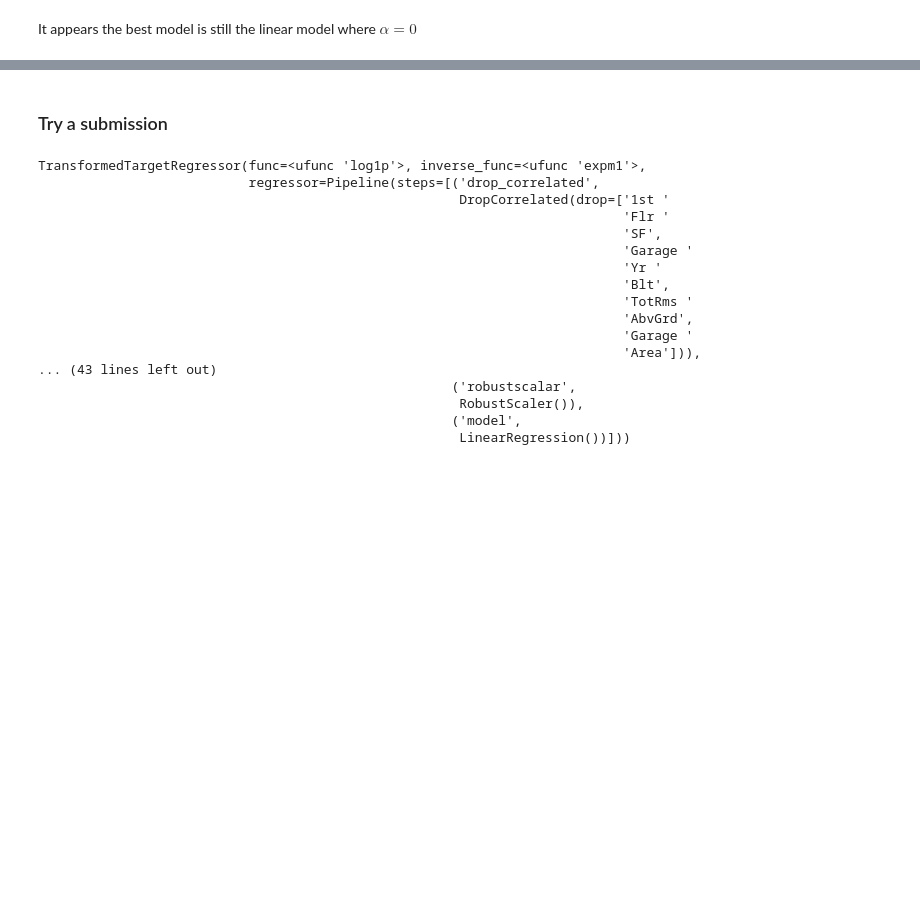
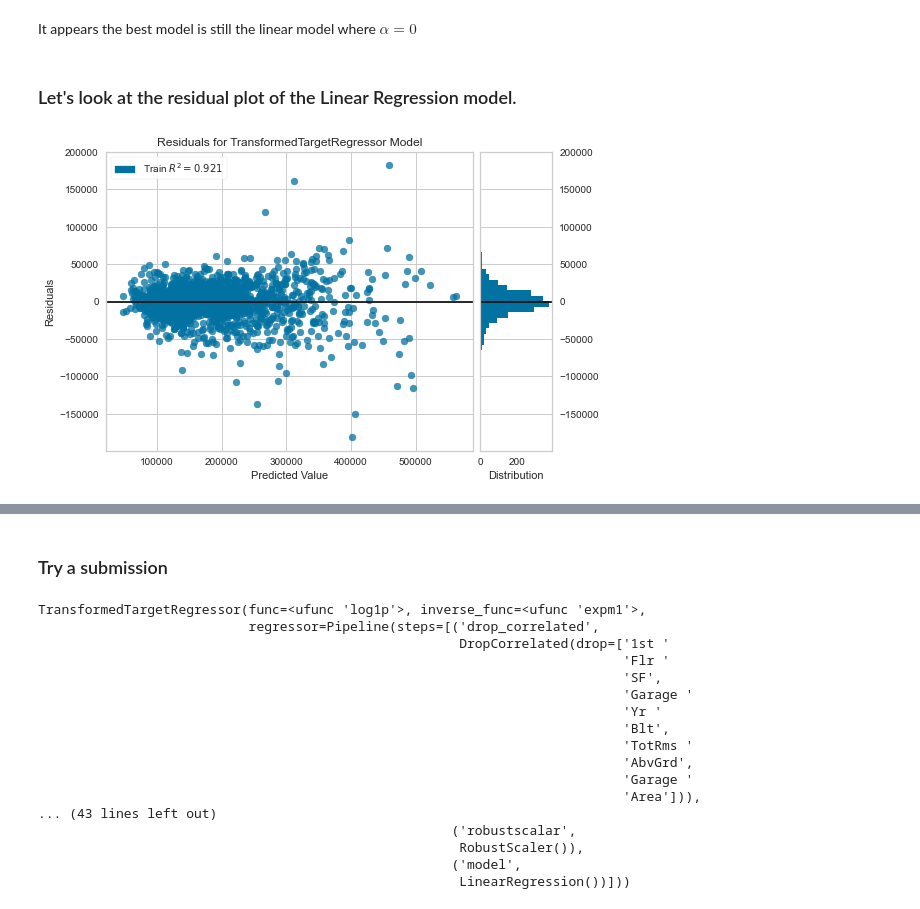
Before and after one commit to garyfoohw/GA_DSIF_project_2, a Jupyter notebook: code/05_L1_L2_regularization.ipynb, the cells around one changed output, grey strips where cells are left out. Drawn from its saved outputs; the diff is of its cells as text; code cells hidden in the pictures; blank space fills up the shorter version.

Commit message:
05 graph WIP

```diff
--- a/code/05_L1_L2_regularization.ipynb
+++ b/code/05_L1_L2_regularization.ipynb
@@ -89,11 +89,12 @@ reg=create_regressor(Lasso(),feature_names=features_to_keep)
 
 grid = GridSearchCV(reg,param_grid={'regressor__model__alpha':L1_alpha},
                    cv=5,
-                    scoring='neg_root_mean_squared_error')
+                    scoring='neg_root_mean_squared_error',return_train_score=True)
 grid.fit(X,y)
 
 display(-1*grid.best_score_)
 display(grid.best_params_)
+display(pd.DataFrame(grid.cv_results_))
 # %% [output]
 24207.397640972526
 {'regressor__model__alpha': 0.0}
@@ -118,17 +131,3 @@ display(grid.best_params_)
 {'regressor__model__alpha': 0.0}
 # %% [markdown]
 #### With Elastic Net regularization
-# %%
-EN_alpha=np.linspace(0,1,10)
-EN_l1_ratio=np.linspace(0,1,10)
-
-#create regressor and instruct to keep only numerical features
-reg=create_regressor(ElasticNet(),feature_names=features_to_keep)
-
-grid = GridSearchCV(reg,param_grid={'regressor__model__alpha':EN_alpha,
-                                   'regressor__model__l1_ratio':EN_l1_ratio},
-                   cv=5,scoring='neg_root_mean_squared_error')
-grid.fit(X,y)
-
-display(-1*grid.best_score_)
-display(grid.best_params_)
@@ -138,2 +148,4 @@ display(grid.best_params_)
 # %% [markdown]
 It appears the best model is still the linear model where $\alpha =0$
+# %% [markdown]
+### Let's look at the residual plot of the Linear Regression model.
@@ -139,0 +154,9 @@ It appears the best model is still the linear model where $\alpha =0$
+# %%
+#create regressor and instruct to keep only numerical features
+reg=create_regressor(LinearRegression(),feature_names=features_to_keep)
+
+viz=ResidualsPlot(reg)
+viz.fit(X,y)
+ax=viz.show()
+# %% [output]
+[figure, added]
```
Also changed, not shown: parts of 8 cells of this notebook, 2 other files.
